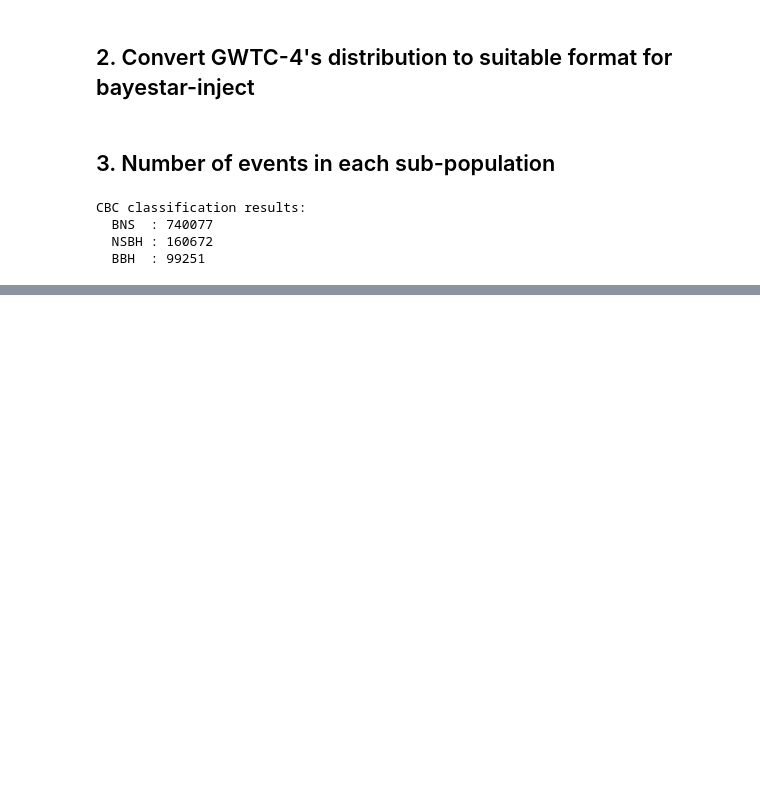
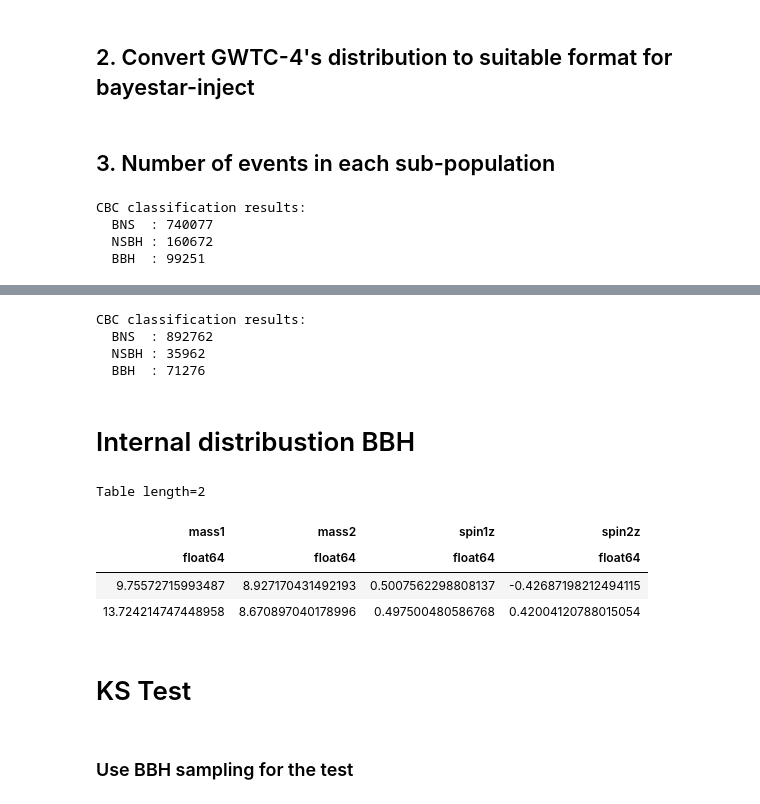
Before and after one commit to weizmannk/GWTC-4-distribution, a Jupyter notebook: distribustion_check.ipynb, the cells around one changed output, grey strips where cells are left out. Cells and saved outputs as stored; diff of their text form; code cells hidden in the pictures; blank space fills up the shorter version.

```diff
--- a/distribustion_check.ipynb
+++ b/distribustion_check.ipynb
@@ -53,0 +74,21 @@ CBC classification results:
+# %%
+ns_max_mass = 3
+source_mass1 = gwtc3_samples['mass1']
+source_mass2 = gwtc3_samples['mass2']
+
+# classify systems
+
+BNS = np.sum((source_mass1 < ns_max_mass) & (source_mass2 < ns_max_mass))
+NSBH = np.sum((source_mass1 >= ns_max_mass) & (source_mass2 < ns_max_mass))
+BBH = np.sum((source_mass1 >= ns_max_mass) & (source_mass2 >= ns_max_mass))
+
+# print results
+print("CBC classification results:")
+print(f"  BNS  : {BNS}")
+print(f"  NSBH : {NSBH}")
+print(f"  BBH  : {BBH}")
+# %% [output]
+CBC classification results:
+  BNS  : 892762
+  NSBH : 35962
+  BBH  : 71276
@@ -53,0 +99,2 @@ CBC classification results:
+# %% [markdown]
+# Internal distribustion BBH
@@ -53,0 +112,48 @@ CBC classification results:
+# %%
+n_samples = 71276 #1000000
+
+# Atrophysique Binaries Black Hole
+# minimal and  max spin
+bh_astro_spin_min = -0.99
+bh_astro_spin_max = +0.99
+bh_mass_min = 5.0
+bh_mass_max = 50.0
+
+mass_distn = stats.pareto(b=1.3)
+spin_distn = stats.uniform(bh_astro_spin_min, bh_astro_spin_max - bh_astro_spin_min)
+
+# black hole masses
+mass1 = draw_masses(bh_mass_min,  bh_mass_max,  mass_distn, n_samples)
+mass2 = draw_masses(bh_mass_min,  bh_mass_max,  mass_distn, n_samples)
+
+
+# swap masses to ensure that mass1 >= mass2
+swap = mass1 < mass2
+mass1[swap], mass2[swap] = mass2[swap].copy(), mass1[swap].copy()
+
+# We could simply use this one swap
+#mass1, mass2 = np.maximum(mass1, mass2), np.minimum(mass1, mass2)
+
+# black hole spin
+spin1z = spin_distn.rvs(n_samples)
+spin2z = spin_distn.rvs(n_samples)
+# %%
+bbh_astro = Table({
+                    'mass1' : mass1,
+                    'mass2' : mass2,
+                    'spin1z': spin1z,
+                    'spin2z': spin2z
+                    }
+                )
+
+bbh_astro[:2]
+# %% [output]
+Table length=2
+| mass1 | mass2 | spin1z | spin2z |
+| float64 | float64 | float64 | float64 |
+| 9.75572715993487 | 8.927170431492193 | 0.5007562298808137 | -0.42687198212494115 |
+| 13.724214747448958 | 8.670897040178996 | 0.497500480586768 | 0.42004120788015054 |
+# %% [markdown]
+# KS Test
+# %% [markdown]
+### Use BBH sampling for the test
```
Also changed, not shown: parts of 11 cells of this notebook, 5 other files.
